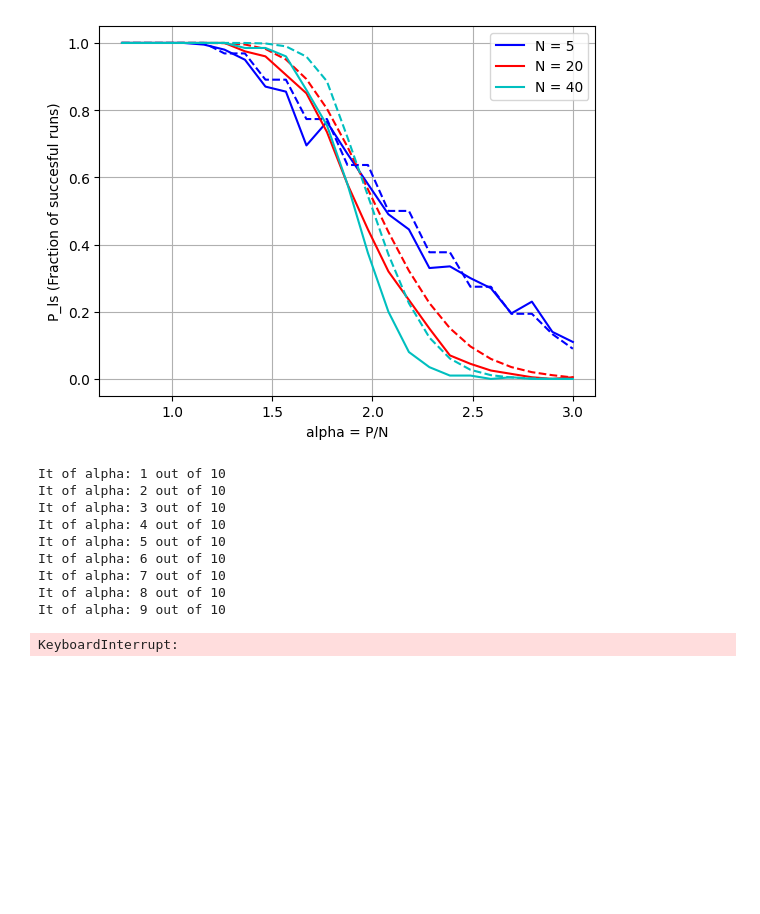
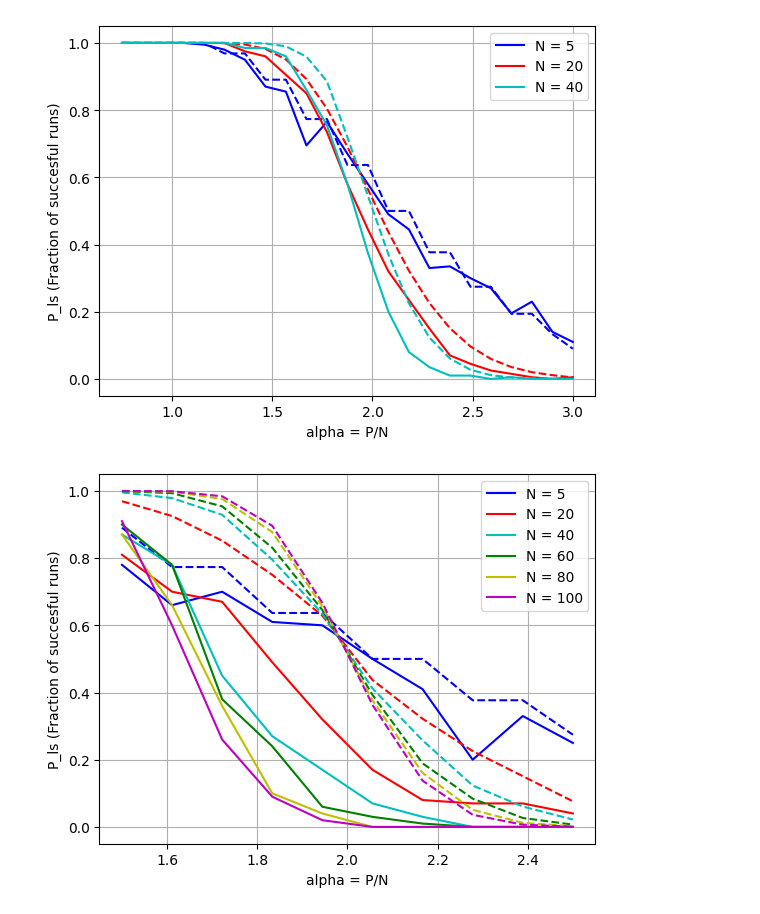
Before and after one commit to SaraIglesiasSN/A1-Perceptron-Training-NNCI-, a Jupyter notebook: A1_Perceptron_Training.ipynb, the cells around one changed output. Saved outputs shown, nothing was run; the diff lists cells and outputs as text; code cells hidden in the pictures; blank space fills up the shorter version.

Commit message:
parallel running

```diff
--- a/A1_Perceptron_Training.ipynb
+++ b/A1_Perceptron_Training.ipynb
@@ -160,7 +138,8 @@ It of alpha: 23 out of 23
 # %%
-## Save and plot the results
+## Save and plot the results NOT PARALLEL
 
-def plot_save_results(N_sizes, P_ls, P_ls_theoretical, name):
+"""
+def plot_save_results_NP(N_sizes, P_ls, P_ls_theoretical, name):
     out_folder = "Results/"
     with open(out_folder + "Pls_{}.npy".format(name), 'wb') as f:
         np.save(f, P_ls)
@@ -178,6 +157,8 @@ def plot_save_results(N_sizes, P_ls, P_ls_theoretical, name):
     plt.legend()
     plt.show()
 
-plot_save_results(N_sizes, P_ls, P_ls_theoretical, "1")
+#plot_save_results_NP(N_sizes, P_ls, P_ls_theoretical, "1")
+
+"""
 # %% [output]
 [figure]
@@ -184,24 +212,39 @@ plot_save_results(N_sizes, P_ls, P_ls_theoretical, "1")
+# %%
+## Save and plot the results PARALLEL
+
+def plot_save_results(results, name):
+    out_folder = "Results/"
+    with open(out_folder + "Pls_{}.npy".format(name), 'wb') as f:
+        np.save(f, results)
+        #np.save(f, P_ls_theoretical)
+
+    plt.figure()
+    colors = ["b", "r", "c", "g", "y", "m", "k"]
+    for ii in range(len(N_sizes)):
+        data = results.loc[results['N'] == N_sizes[ii]]
+
+        plt.plot(data['alpha'], data['P_ls'], colors[ii]+"-", label="N = {}".format(N_sizes[ii]))
+        plt.plot(data['alpha'], data['P_ls_theoretical'], colors[ii]+"--")
+
+    plt.xlabel('alpha = P/N')
+    plt.ylabel('P_ls (Fraction of succesful runs)')
+    plt.grid()
+    plt.legend()
+    plt.show()
+
+#plot_save_results(results, '1')
 # %%
 ## Bonus: Observe the behavior of Q_ls for different system sizes N
 
 min_alpha = 1.5; max_alpha = 2.5; step_alpha = 0.1
 alpha = np.linspace(min_alpha, max_alpha, int(np.ceil((max_alpha - min_alpha) / step_alpha)))
 
 N_sizes = [5, 20, 40, 60, 80, 100]
 
 n_D = 100   # number of random datasets for each P
 n_max = 100     # max number of epochs
 
-P_ls, P_ls_theoretical = do_experiment(alpha, N_sizes, n_D, n_max)
-plot_save_results(N_sizes, P_ls, P_ls_theoretical, "bonus1")
+Results = do_parallel(alpha, N_sizes, n_D, n_max)
+plot_save_results(Results, "bonus1")
 # %% [output]
-It of alpha: 1 out of 10
-It of alpha: 2 out of 10
-It of alpha: 3 out of 10
-It of alpha: 4 out of 10
-It of alpha: 5 out of 10
-It of alpha: 6 out of 10
-It of alpha: 7 out of 10
-It of alpha: 8 out of 10
-It of alpha: 9 out of 10
-KeyboardInterrupt:
+[figure, added]
```
Also changed, not shown: parts of 7 cells of this notebook, 4 other files.
